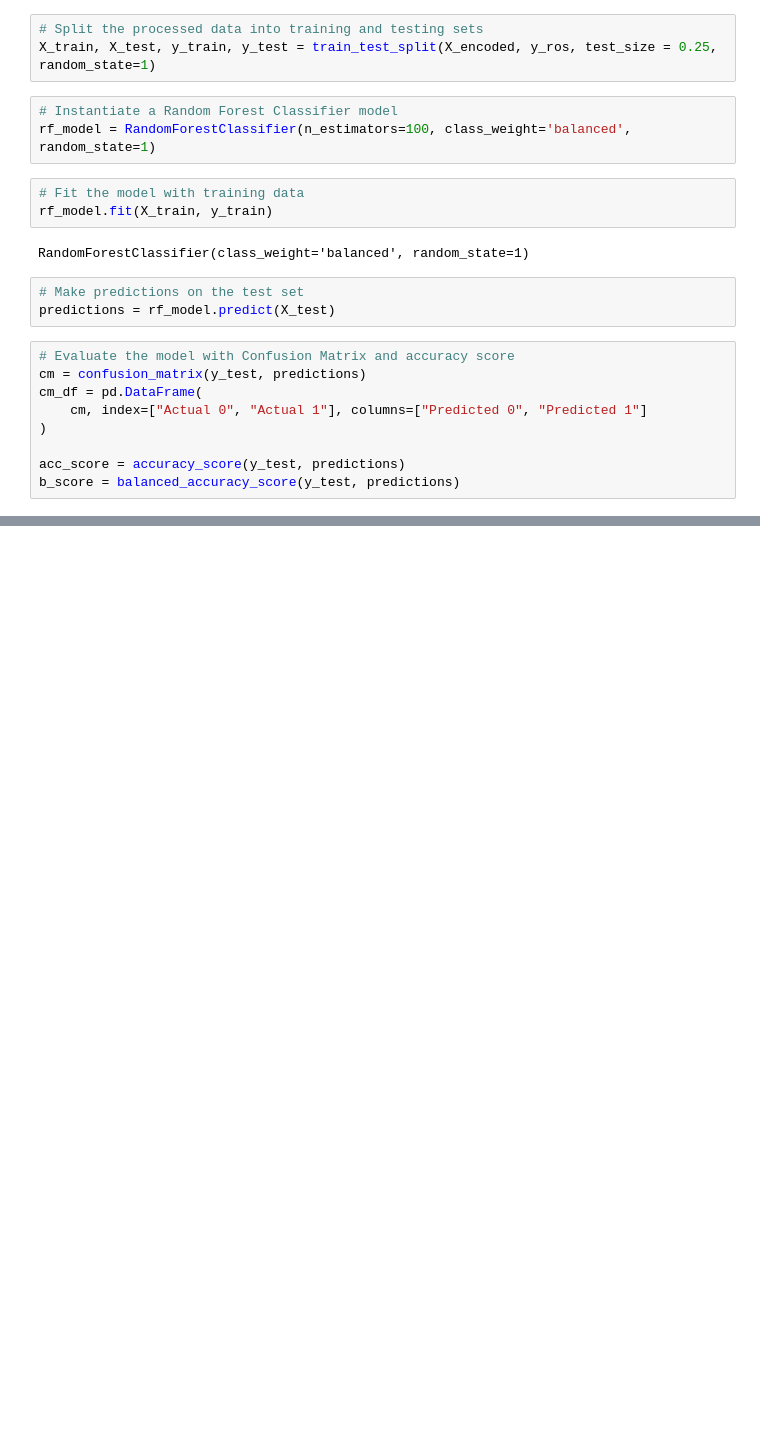
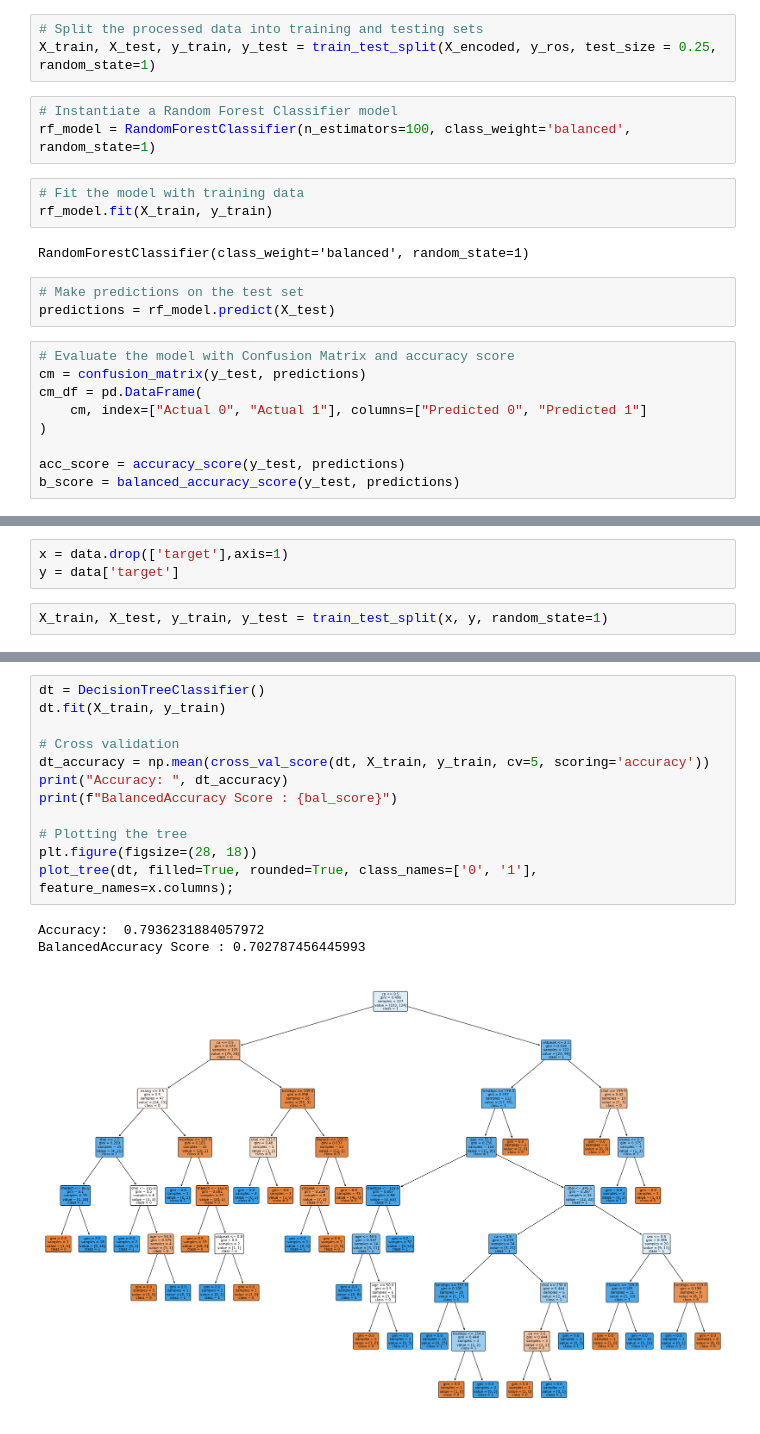
Before and after one commit to MCadotte415/This_Data_is_Off_the_cHearts, a Jupyter notebook: Random Forest Classifier- Updated.ipynb, the cells around one changed output, grey strips where cells are left out. Cells and saved outputs as stored; diff of their text form; blank space fills up the shorter version.

```diff
--- a/Random Forest Classifier- Updated.ipynb
+++ b/Random Forest Classifier- Updated.ipynb
@@ -400,0 +450,5 @@ weighted avg       0.82      0.81      0.80        83
+# %%
+x = data.drop(['target'],axis=1)
+y = data['target']
+# %%
+X_train, X_test, y_train, y_test = train_test_split(x, y, random_state=1)
@@ -400,0 +511,16 @@ weighted avg       0.82      0.81      0.80        83
+# %%
+dt = DecisionTreeClassifier()
+dt.fit(X_train, y_train)
+
+# Cross validation
+dt_accuracy = np.mean(cross_val_score(dt, X_train, y_train, cv=5, scoring='accuracy'))
+print("Accuracy: ", dt_accuracy)
+print(f"BalancedAccuracy Score : {bal_score}")
+
+# Plotting the tree
+plt.figure(figsize=(28, 18))
+plot_tree(dt, filled=True, rounded=True, class_names=['0', '1'], feature_names=x.columns);
+# %% [output]
+Accuracy:  0.7936231884057972
+BalancedAccuracy Score : 0.702787456445993
+[figure, added]
```
Also changed, not shown: parts of 25 cells of this notebook, 2 other files.
